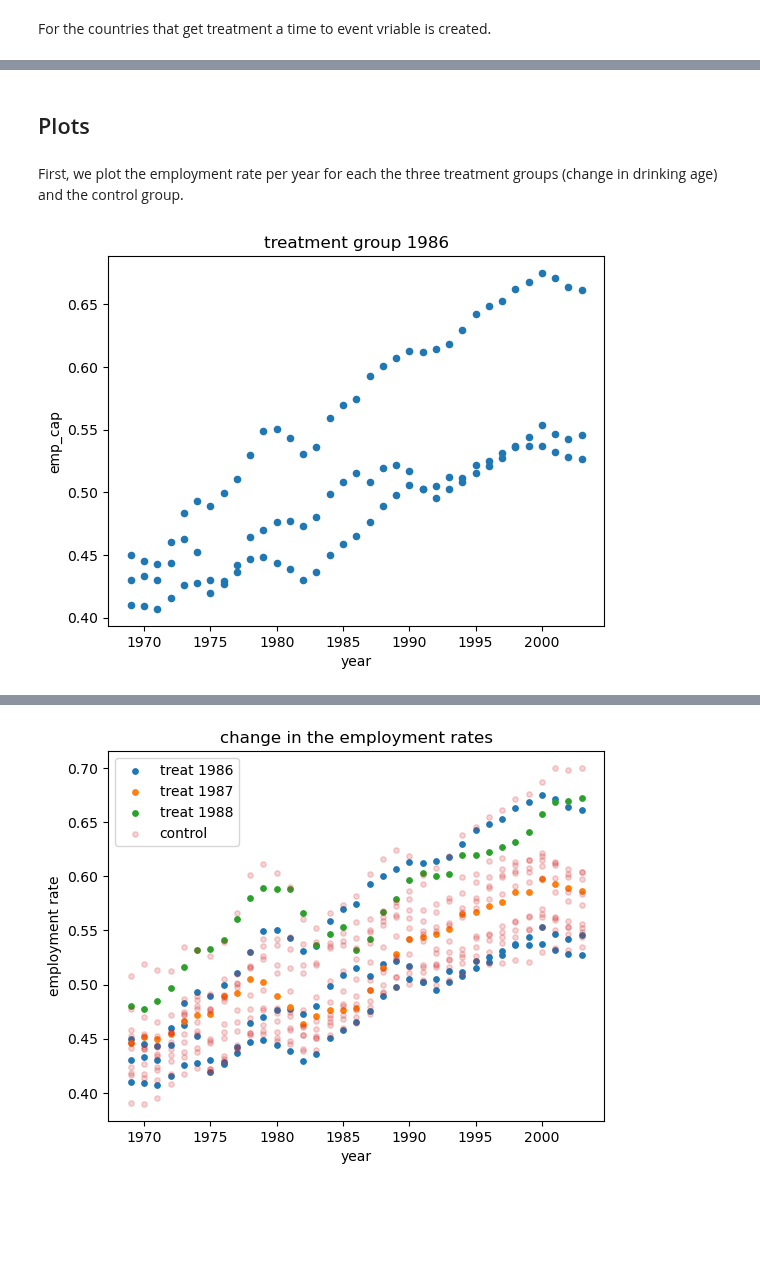
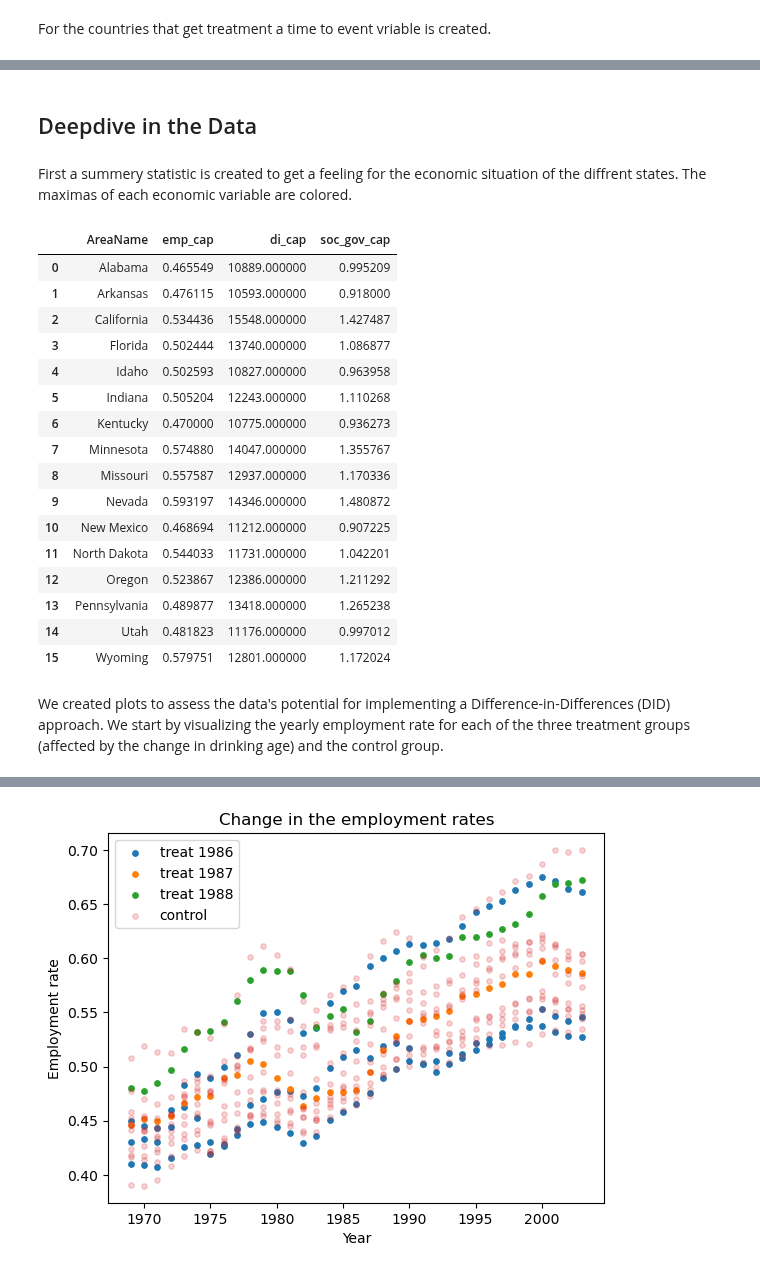
Before and after one commit to NumEconCopenhagen/projects-2024-josh-joshua-and-lyonell, a Jupyter notebook: Dataproject_Joshua/dataproject.ipynb, the cells around one changed output, grey strips where cells are left out. Saved outputs shown, nothing was run; the diff lists cells and outputs as text; code cells hidden in the pictures; blank space fills up the shorter version.

```diff
--- a/Dataproject_Joshua/dataproject.ipynb
+++ b/Dataproject_Joshua/dataproject.ipynb
@@ -507,17 +498,40 @@ di_pop_emp.head(10)
 | 7 | Minnesota | 1969 | 3270.0 | 3758000.0 | 1690875.0 | 780755.0 | 0.449940 | 0.207758 | 1 | -17.0 |
 | 8 | Missouri | 1969 | 3085.0 | 4640000.0 | 2215957.0 | 954468.0 | 0.477577 | 0.205704 | 4 | NaN |
 | 9 | Nevada | 1969 | 3830.0 | 480000.0 | 243701.0 | 131902.0 | 0.507710 | 0.274796 | 4 | NaN |
-# %% [markdown]
-## Plots
+# %% [markdown]
+## Deepdive in the Data
+# %% [markdown]
+First a summery statistic is created to get a feeling for the economic situation of the diffrent states. The maximas of each economic variable are colored.
+# %%
+summary_stats = di_pop_emp.groupby('AreaName').agg({
+    'emp_cap': 'median',
+    'di_cap': 'median',
+    'soc_gov_cap': 'median'
+}).reset_index()
+# %%
+def highlight_max(s):
+    is_max = s == s.max()
+    return ['background-color: yellow' if v else '' for v in is_max] # This returns a list, where the first element is the background color if the value is the max, and the second element is an empty string otherwise
+
+styled_summary_stats = summary_stats.style.apply(highlight_max, subset=['emp_cap', 'di_cap', 'soc_gov_cap']) # Applies the function to the collumns of the DataFrame
+styled_summary_stats
+# %% [output]
+|  | AreaName | emp_cap | di_cap | soc_gov_cap |
+| 0 | Alabama | 0.465549 | 10889.000000 | 0.995209 |
+| 1 | Arkansas | 0.476115 | 10593.000000 | 0.918000 |
+| 2 | California | 0.534436 | 15548.000000 | 1.427487 |
+| 3 | Florida | 0.502444 | 13740.000000 | 1.086877 |
+| 4 | Idaho | 0.502593 | 10827.000000 | 0.963958 |
+| 5 | Indiana | 0.505204 | 12243.000000 | 1.110268 |
+| 6 | Kentucky | 0.470000 | 10775.000000 | 0.936273 |
+| 7 | Minnesota | 0.574880 | 14047.000000 | 1.355767 |
+| 8 | Missouri | 0.557587 | 12937.000000 | 1.170336 |
+| 9 | Nevada | 0.593197 | 14346.000000 | 1.480872 |
+| 10 | New Mexico | 0.468694 | 11212.000000 | 0.907225 |
+| 11 | North Dakota | 0.544033 | 11731.000000 | 1.042201 |
+| 12 | Oregon | 0.523867 | 12386.000000 | 1.211292 |
+| 13 | Pennsylvania | 0.489877 | 13418.000000 | 1.265238 |
+| 14 | Utah | 0.481823 | 11176.000000 | 0.997012 |
+| 15 | Wyoming | 0.579751 | 12801.000000 | 1.172024 |
 # %% [markdown]
-First, we plot the employment rate per year for each the three treatment groups (change in drinking age) and the control group.
+We created plots to assess the data's potential for implementing a Difference-in-Differences (DID) approach. We start by visualizing the yearly employment rate for each of the three treatment groups (affected by the change in drinking age) and the control group.
-# %%
-# group di_pop_em by the above created groups
-di_pop_emp_grouped = di_pop_emp.groupby('group_id')
-
-plot1 = di_pop_emp_grouped.get_group(1).plot(kind = 'scatter', x = 'year', y = 'emp_cap',
-                                             title = 'treatment group 1986')
-
-plt.show()
-# %% [output]
-[figure, removed]
```
Also changed, not shown: parts of 21 cells of this notebook, 4 other files.
